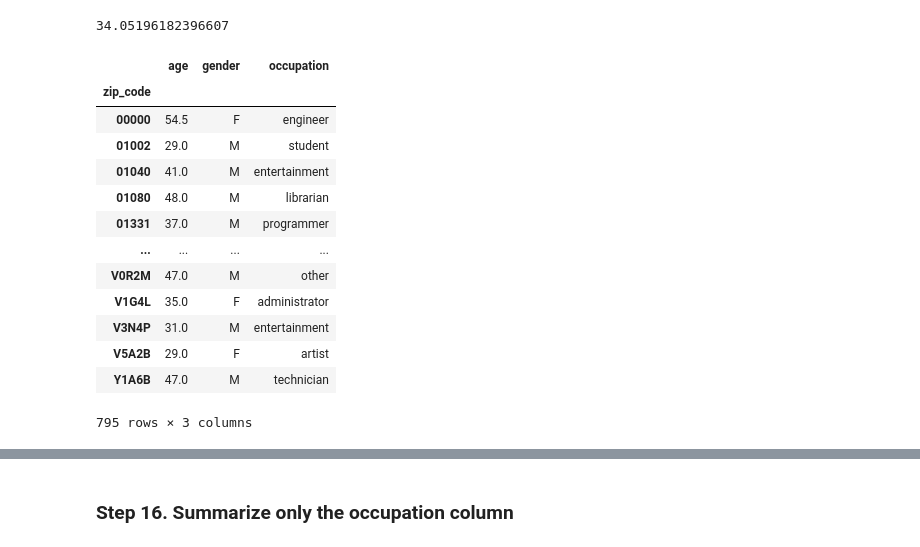
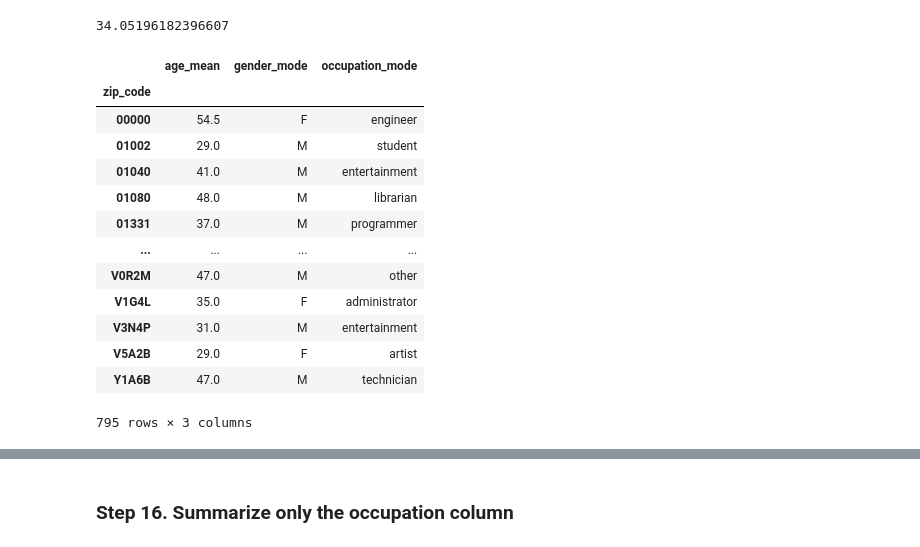
Before and after one commit to charanmcs/dailyExcercises, a Jupyter notebook: Assessment1(25_03_22).ipynb, the cells around one changed output, grey strips where cells are left out. Drawn from its saved outputs; the diff is of its cells as text; code cells hidden in the pictures.

```diff
--- a/Assessment1(25_03_22).ipynb
+++ b/Assessment1(25_03_22).ipynb
@@ -160,9 +162,9 @@ users.age.mean()
 34.05196182396607
 # %%
 l = lambda x : pd.Series.mode(x)[0][:]
-users.groupby('zip_code').agg({'age':'mean','gender': l,'occupation': l})
+users.groupby('zip_code').agg(age_mean=('age','mean'),gender_mode=('gender',l),occupation_mode=('occupation',l))
 # %% [output]
-|  | age | gender | occupation |
+|  | age_mean | gender_mode | occupation_mode |
 | zip_code |  |  |  |
 | 00000 | 54.5 | F | engineer |
 | 01002 | 29.0 | M | student |
```
Also changed, not shown: parts of 2 cells of this notebook.
